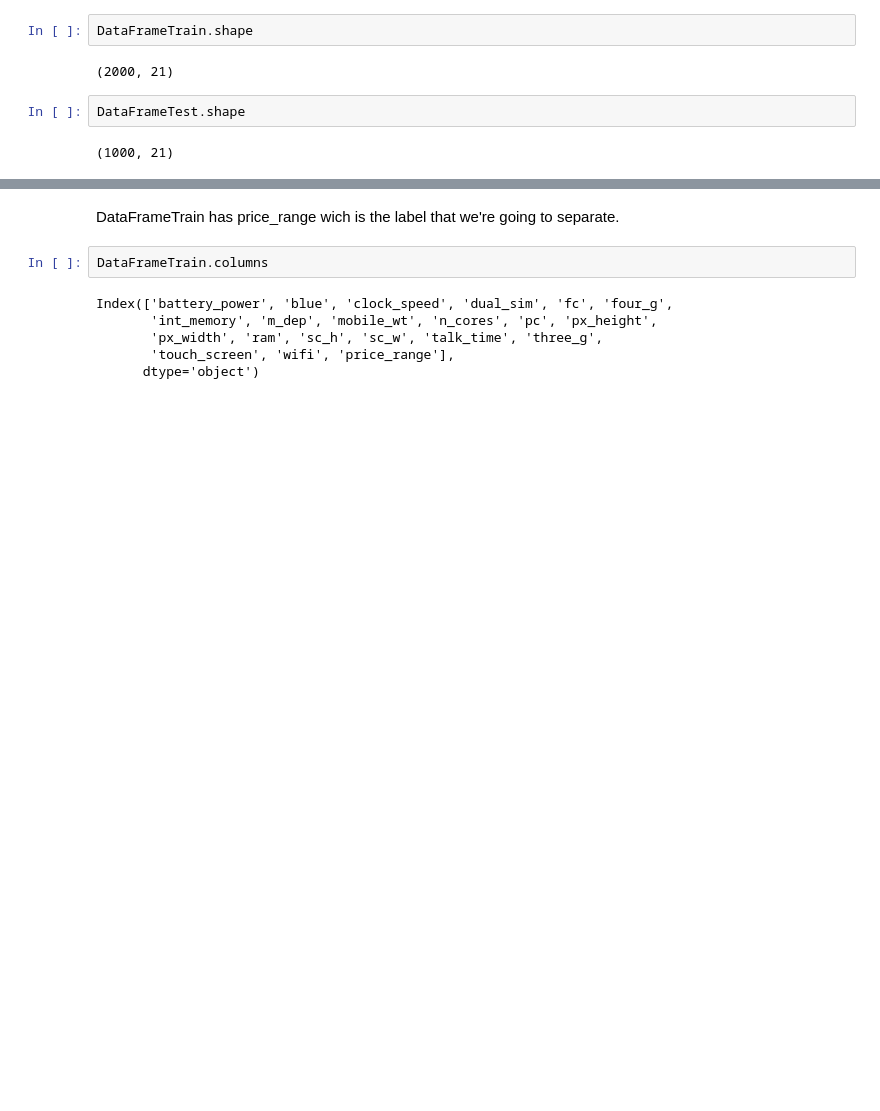
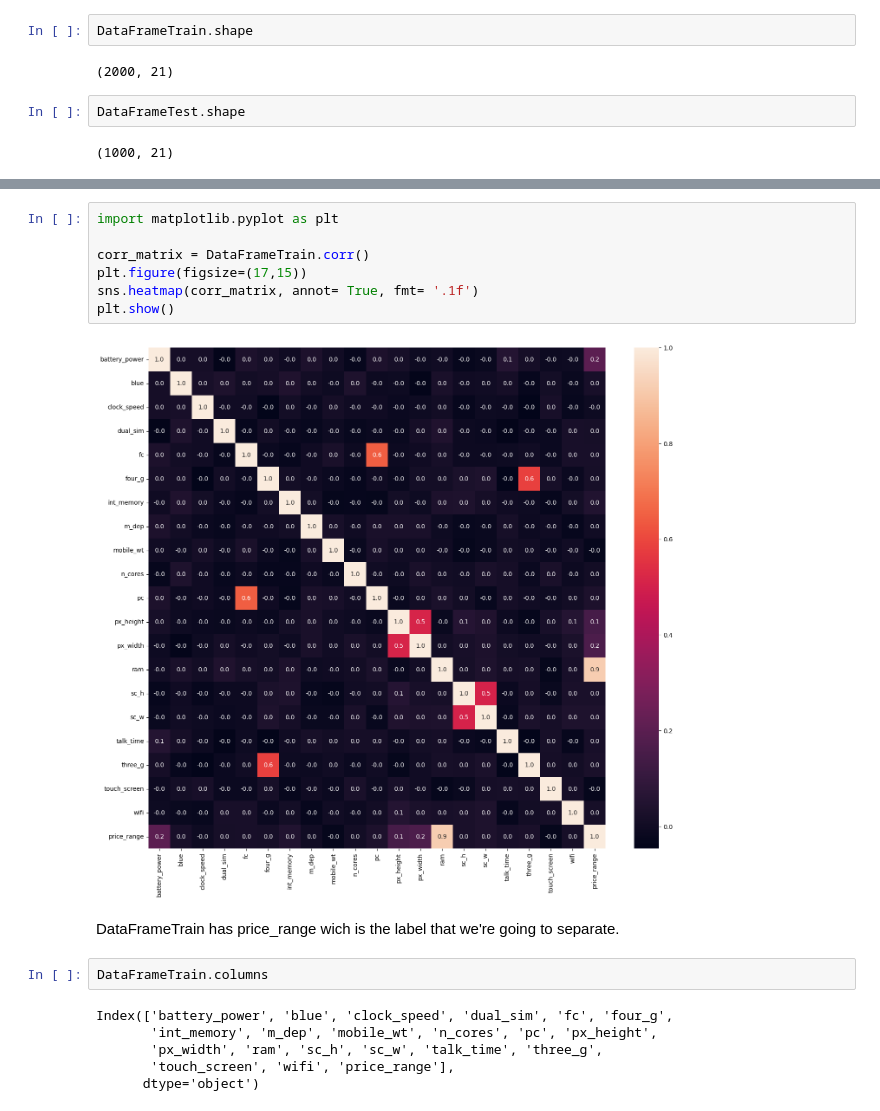
Before and after one commit to b4lbs/kaggle_mobile_price_classification, a Jupyter notebook: mobile_price_classification.ipynb, the cells around one changed output, grey strips where cells are left out. Cells and saved outputs as stored; diff of their text form; blank space fills up the shorter version.

```diff
--- a/mobile_price_classification.ipynb
+++ b/mobile_price_classification.ipynb
@@ -15,3 +40,12 @@ DataFrameTest.shape
+# %%
+import matplotlib.pyplot as plt
+
+corr_matrix = DataFrameTrain.corr()
+plt.figure(figsize=(17,15))
+sns.heatmap(corr_matrix, annot= True, fmt= '.1f')
+plt.show()
+# %% [output]
+[figure, added]
 # %% [markdown]
 DataFrameTrain has price_range wich is the label that we're going to separate.
 # %%
```
Also changed, not shown: parts of 14 cells of this notebook.
